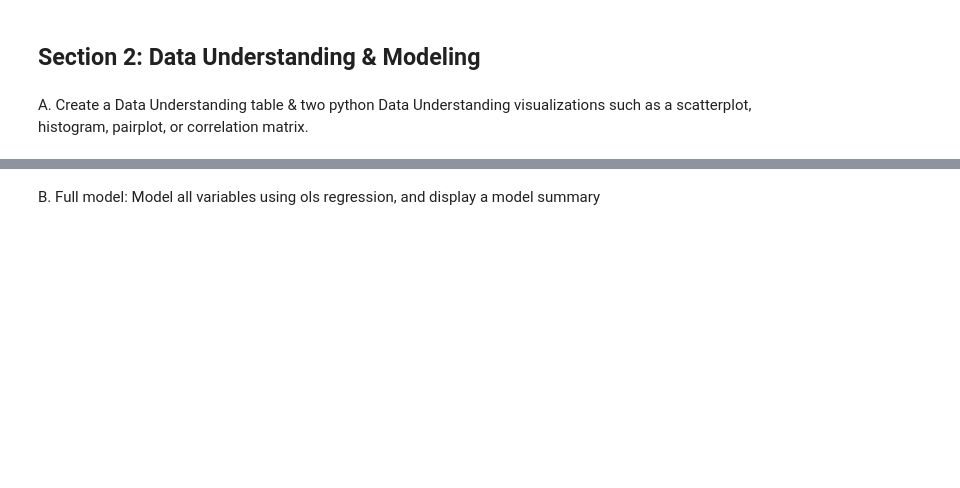
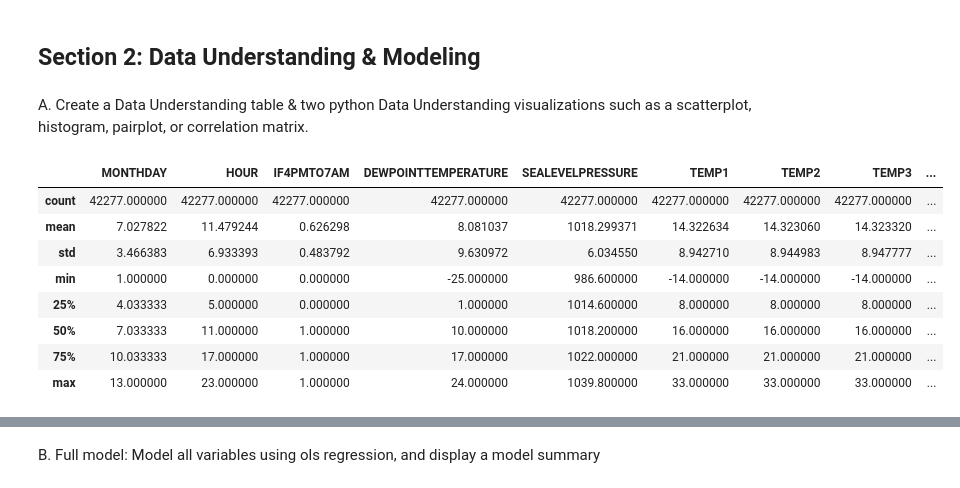
Before and after one commit to dmaguire1223/DASC522, a Jupyter notebook: demos/Homework_3_template_v5.ipynb, the cells around one changed output, grey strips where cells are left out. Drawn from its saved outputs; the diff is of its cells as text; code cells hidden in the pictures; blank space fills up the shorter version.

```diff
--- a/demos/Homework_3_template_v5.ipynb
+++ b/demos/Homework_3_template_v5.ipynb
@@ -167,3 +201,15 @@ C.	Split df_new into X & y dataframes, where y only contains the “AIRTEMPERATU
 ## Section 2: Data Understanding & Modeling
 # %% [markdown]
 A. Create a Data Understanding table & two python Data Understanding visualizations such as a scatterplot, histogram, pairplot, or correlation matrix.
+# %%
+df_new_X.describe()
+# %% [output]
+|  | MONTHDAY | HOUR | IF4PMTO7AM | DEWPOINTTEMPERATURE | SEALEVELPRESSURE | TEMP1 | TEMP2 | TEMP3 | ... |
+| count | 42277.000000 | 42277.000000 | 42277.000000 | 42277.000000 | 42277.000000 | 42277.000000 | 42277.000000 | 42277.000000 | ... |
+| mean | 7.027822 | 11.479244 | 0.626298 | 8.081037 | 1018.299371 | 14.322634 | 14.323060 | 14.323320 | ... |
+| std | 3.466383 | 6.933393 | 0.483792 | 9.630972 | 6.034550 | 8.942710 | 8.944983 | 8.947777 | ... |
+| min | 1.000000 | 0.000000 | 0.000000 | -25.000000 | 986.600000 | -14.000000 | -14.000000 | -14.000000 | ... |
+| 25% | 4.033333 | 5.000000 | 0.000000 | 1.000000 | 1014.600000 | 8.000000 | 8.000000 | 8.000000 | ... |
+| 50% | 7.033333 | 11.000000 | 1.000000 | 10.000000 | 1018.200000 | 16.000000 | 16.000000 | 16.000000 | ... |
+| 75% | 10.033333 | 17.000000 | 1.000000 | 17.000000 | 1022.000000 | 21.000000 | 21.000000 | 21.000000 | ... |
+| max | 13.000000 | 23.000000 | 1.000000 | 24.000000 | 1039.800000 | 33.000000 | 33.000000 | 33.000000 | ... |
```
Also changed, not shown: parts of 13 cells of this notebook.
